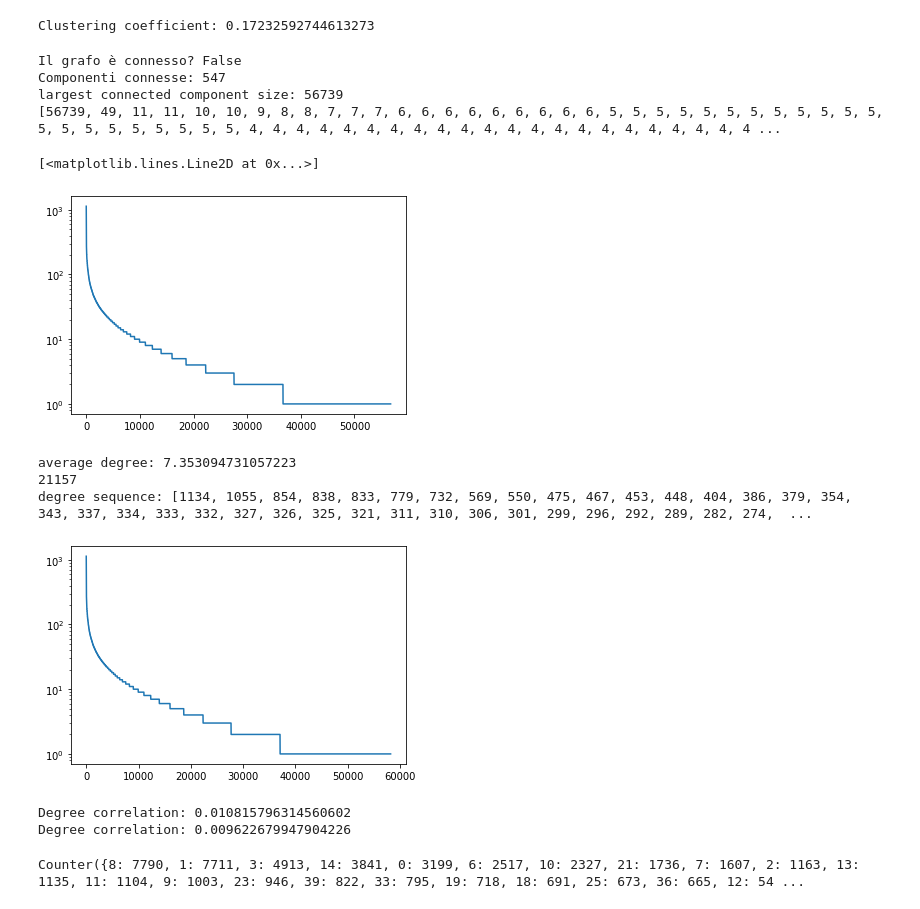
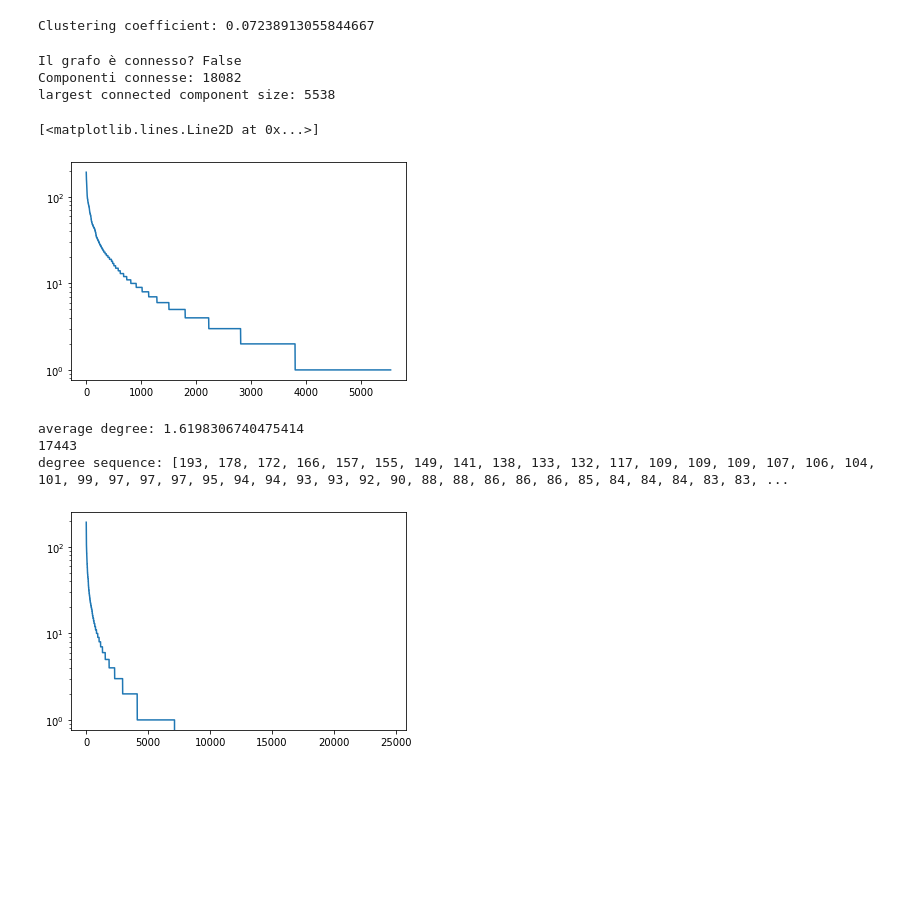
Before and after one commit to lory9894University/AVRC_project, a Jupyter notebook: measures.ipynb, the cells around one changed output. Drawn from its saved outputs; the diff is of its cells as text; code cells hidden in the pictures; blank space fills up the shorter version.

```diff
--- a/measures.ipynb
+++ b/measures.ipynb
@@ -6,7 +6,6 @@ import networkx as nx
 import community
 from collections import Counter
 
-
 def parseDataset(path):
     df = pd.read_table(path, delimiter='\t', names=['source','target'])
     return nx.from_pandas_edgelist(df,"source","target")
@@ -14,10 +13,13 @@ def parseDataset(path):
 def parseJson(path):
     with open(path) as f:
         data = json.load(f)
-        return nx.node_link_graph(data)
+        return nx.node_link_graph(data, directed=False)
+
+ridotto = True
+con_foci = True
 # %%
 #Graph creation
-dataset_path= "reducer/datas.json"
+dataset_path= "reducer/all_datas.json"
 #G = parseDataset(dataset_path)
 G= parseJson(dataset_path)
 # %%
@@ -50,7 +53,7 @@ with open('measures.txt', 'w') as f:
 #clustering coefficient
 print("Clustering coefficient: "+str(nx.average_clustering(G)))
 # %% [output]
-Clustering coefficient: 0.17232592744613273
+Clustering coefficient: 0.07238913055844667
 # %%
 #largest connected component
 print("Il grafo è connesso? "+str(nx.is_connected(G)))
@@ -58,7 +61,6 @@ print("Componenti connesse: "+ str(nx.number_connected_components(G)))
 core_nodes = max(nx.connected_components(G), key=len)
 print(f"largest connected component size: {len(core_nodes)}")
 core = G.subgraph(core_nodes)
-print([len(c) for c in sorted(nx.connected_components(G), key=len, reverse=True)])
 
 #analizzo i degree all'interno della sola largest connected components per scoprire se la sua dimensione è dovuta a molti nodi che si incontrano oppure a supernodi Hub
 largest_component = G.subgraph(core_nodes).copy()
@@ -68,35 +70,32 @@ plt.plot(core_degree_sequence)
 #nx.draw(core, with_labels=True)
 # %% [output]
 Il grafo è connesso? False
-Componenti connesse: 547
-largest connected component size: 56739
-[56739, 49, 11, 11, 10, 10, 9, 8, 8, 7, 7, 7, 6, 6, 6, 6, 6, 6, 6, 6, 6, 5, 5, 5, 5, 5, 5, 5, 5, 5, 5, 5, 5, 5, 5, 5, 5, 5, 5, 5, 5, 5, 4, 4, 4, 4, 4, 4, 4, 4, 4, 4, 4, 4, 4, 4, 4, 4, 4, 4, 4, 4, 4, 4 ...
+Componenti connesse: 18082
+largest connected component size: 5538
 [<matplotlib.lines.Line2D at 0x...>]
-[figure, old version]
+[figure, new version]
 # %%
-#degree analysis
-degree_sequence = sorted([d for n, d in G.degree()], reverse=True)  # degree sequence
-plt.yscale('log')
-plt.plot(degree_sequence)
+#degree analysis QUESTA MISURA VA FATTA SUL GRAFO COMPLETO
+if not ridotto:
+    degree_sequence = sorted([d for n, d in G.degree()], reverse=True)  # degree sequence
+    plt.yscale('log')
+    plt.plot(degree_sequence)
 
-print("average degree: " + str(sum(degree_sequence)/len(degree_sequence)))
-#wtf? average degree 7?
-print(degree_sequence.count(min(degree_sequence)))
-#ah, ecco perchè.
+    print("average degree: " + str(sum(degree_sequence)/len(degree_sequence)))
+    #wtf? average degree 7?
+    print(degree_sequence.count(min(degree_sequence)))
+    #ah, ecco perchè.
 
-print("degree sequence: " + str(degree_sequence))
+    print("degree sequence: " + str(degree_sequence))
 # %% [output]
-average degree: 7.353094731057223
-21157
-degree sequence: [1134, 1055, 854, 838, 833, 779, 732, 569, 550, 475, 467, 453, 448, 404, 386, 379, 354, 343, 337, 334, 333, 332, 327, 326, 325, 321, 311, 310, 306, 301, 299, 296, 292, 289, 282, 274,  ...
+average degree: 1.6198306740475414
+17443
+degree sequence: [193, 178, 172, 166, 157, 155, 149, 141, 138, 133, 132, 117, 109, 109, 109, 107, 106, 104, 101, 99, 97, 97, 97, 95, 94, 94, 93, 93, 92, 90, 88, 88, 86, 86, 86, 85, 84, 84, 84, 83, 83, ...
-[figure, old version]
+[figure, new version]
 # %%
 #Degree correlation
 print("Degree correlation: "+str(nx.degree_pearson_correlation_coefficient(G)))
 print("Degree correlation: "+str(nx.degree_pearson_correlation_coefficient(largest_component)))
-# %% [output]
-Degree correlation: 0.010815796314560602
-Degree correlation: 0.009622679947904226
 # %%
 #community detection
 #communities = community_louvain.best_partition(G)
@@ -104,8 +103,6 @@ largest_component_communities = community.community_louvain.best_partition(large
 # number of communities
 #print(Counter(communities.values()))
 print(Counter(largest_component_communities.values()))
-# %% [output]
-Counter({8: 7790, 1: 7711, 3: 4913, 14: 3841, 0: 3199, 6: 2517, 10: 2327, 21: 1736, 7: 1607, 2: 1163, 13: 1135, 11: 1104, 9: 1003, 23: 946, 39: 822, 33: 795, 19: 718, 18: 691, 25: 673, 36: 665, 12: 54 ...
 # %%
 #plt.plot(sorted(Counter(largest_component_communities.values()).values(),reverse=True))
 #TODO: aggiustare la dimensione dell'immagine, se si decommenta la linea precedente il grafo delle comunità diventa un amoung us
```
Also changed, not shown: parts of 9 cells of this notebook, 2 other files.
